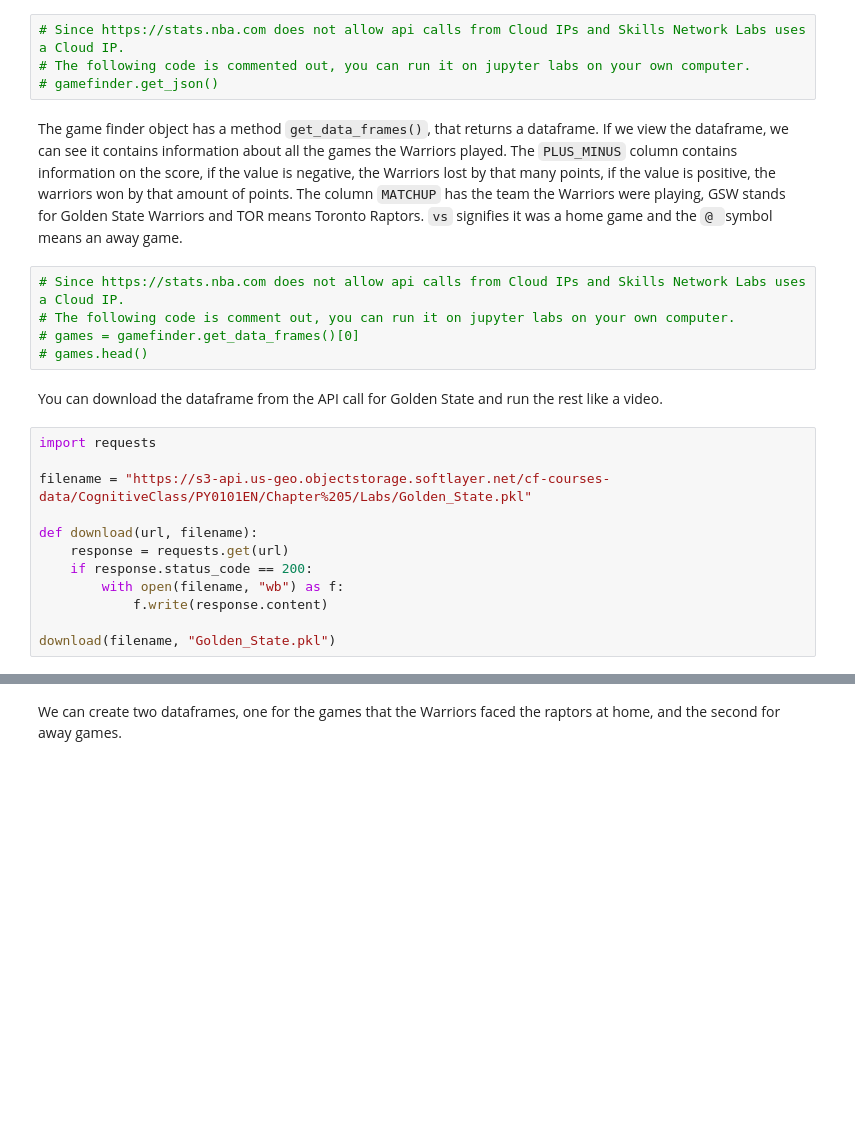
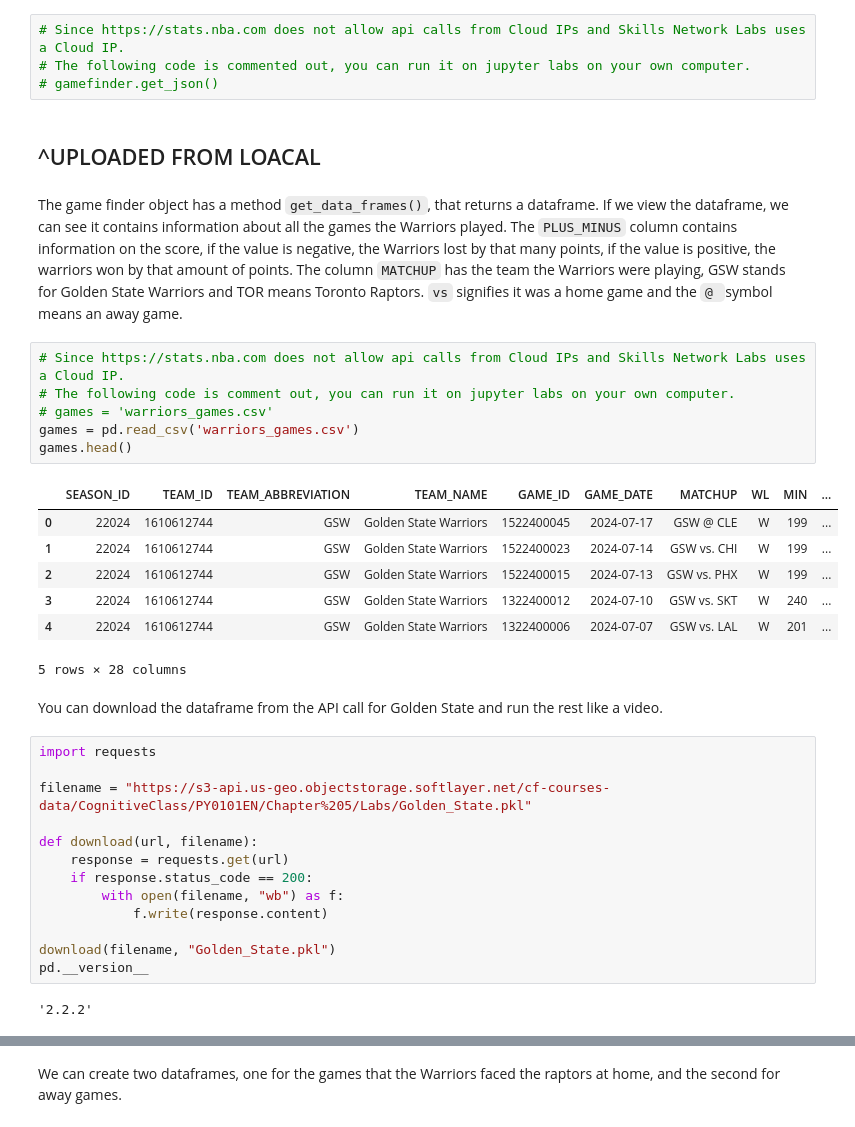
Before and after one commit to tranttha/IBM-DS-Course, a Jupyter notebook: Course 4 Python for DS, AI and developement/Module 5 APIs /5.1_Intro_API.ipynb, the cells around one changed output, grey strips where cells are left out. Drawn from its saved outputs; the diff is of its cells as text; blank space fills up the shorter version.

Commit message:
ran .leaguegamefinder() \n games=gamefinder.get_data_frames() on local and .to_cvs() to upload onto cloud

```diff
--- a/Course 4 Python for DS, AI and developement/Module 5 APIs /5.1_Intro_API.ipynb
+++ b/Course 4 Python for DS, AI and developement/Module 5 APIs /5.1_Intro_API.ipynb
@@ -116,13 +171,24 @@ We can see the json file by running the following line of code.
 # Since https://stats.nba.com does not allow api calls from Cloud IPs and Skills Network Labs uses a Cloud IP.
 # The following code is commented out, you can run it on jupyter labs on your own computer.
 # gamefinder.get_json()
+# %% [markdown]
+## ^UPLOADED FROM LOACAL
 # %% [markdown]
 The game finder object has a method <code>get_data_frames()</code>, that returns a dataframe.  If we view the dataframe, we can see it contains information about all the games the Warriors played.  The <code>PLUS_MINUS</code> column contains information on the score, if the value is negative, the Warriors lost by that many points, if the value is positive, the warriors won by that amount of points. The column <code>MATCHUP</code> has the team the Warriors were playing, GSW stands for Golden State Warriors and TOR means Toronto Raptors. <code>vs</code> signifies it was a home game and the <code>@ </code>symbol means an away game.
 # %%
 # Since https://stats.nba.com does not allow api calls from Cloud IPs and Skills Network Labs uses a Cloud IP.
 # The following code is comment out, you can run it on jupyter labs on your own computer.
-# games = gamefinder.get_data_frames()[0]
-# games.head()
+# games = 'warriors_games.csv'
+games = pd.read_csv('warriors_games.csv')
+games.head()
+# %% [output]
+|  | SEASON_ID | TEAM_ID | TEAM_ABBREVIATION | TEAM_NAME | GAME_ID | GAME_DATE | MATCHUP | WL | MIN | ... |
+| 0 | 22024 | 1610612744 | GSW | Golden State Warriors | 1522400045 | 2024-07-17 | GSW @ CLE | W | 199 | ... |
+| 1 | 22024 | 1610612744 | GSW | Golden State Warriors | 1522400023 | 2024-07-14 | GSW vs. CHI | W | 199 | ... |
+| 2 | 22024 | 1610612744 | GSW | Golden State Warriors | 1522400015 | 2024-07-13 | GSW vs. PHX | W | 199 | ... |
+| 3 | 22024 | 1610612744 | GSW | Golden State Warriors | 1322400012 | 2024-07-10 | GSW vs. SKT | W | 240 | ... |
+| 4 | 22024 | 1610612744 | GSW | Golden State Warriors | 1322400006 | 2024-07-07 | GSW vs. LAL | W | 201 | ... |
+5 rows × 28 columns
 # %% [markdown]
 You can download the dataframe from the API call for Golden State and run the rest like a video.
 # %%
@@ -137,6 +203,9 @@ def download(url, filename):
             f.write(response.content)
 
 download(filename, "Golden_State.pkl")
+pd.__version__
+# %% [output]
+'2.2.2'
 # %%
 file_name = "Golden_State.pkl"
 games = pd.read_pickle(file_name)
```
Also changed, not shown: parts of 16 cells of this notebook, 2 other files.
